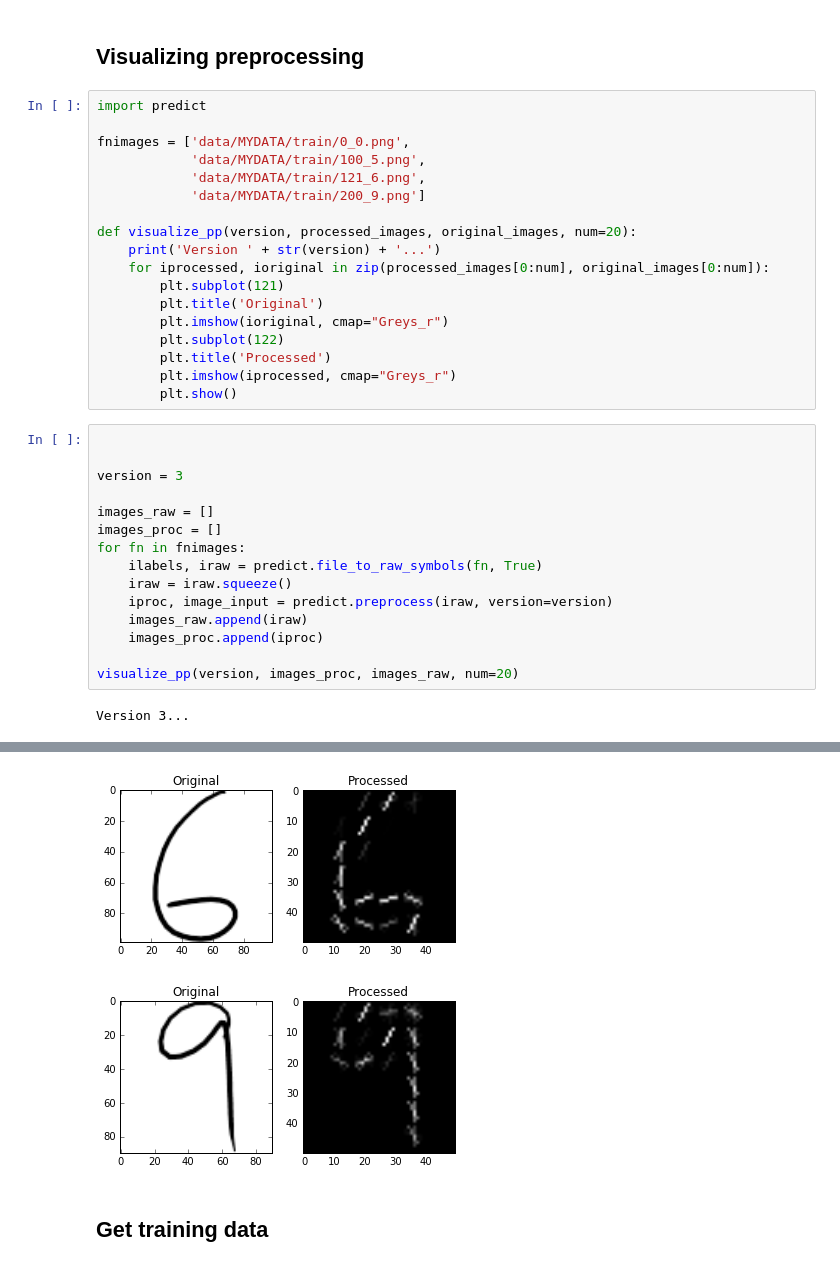
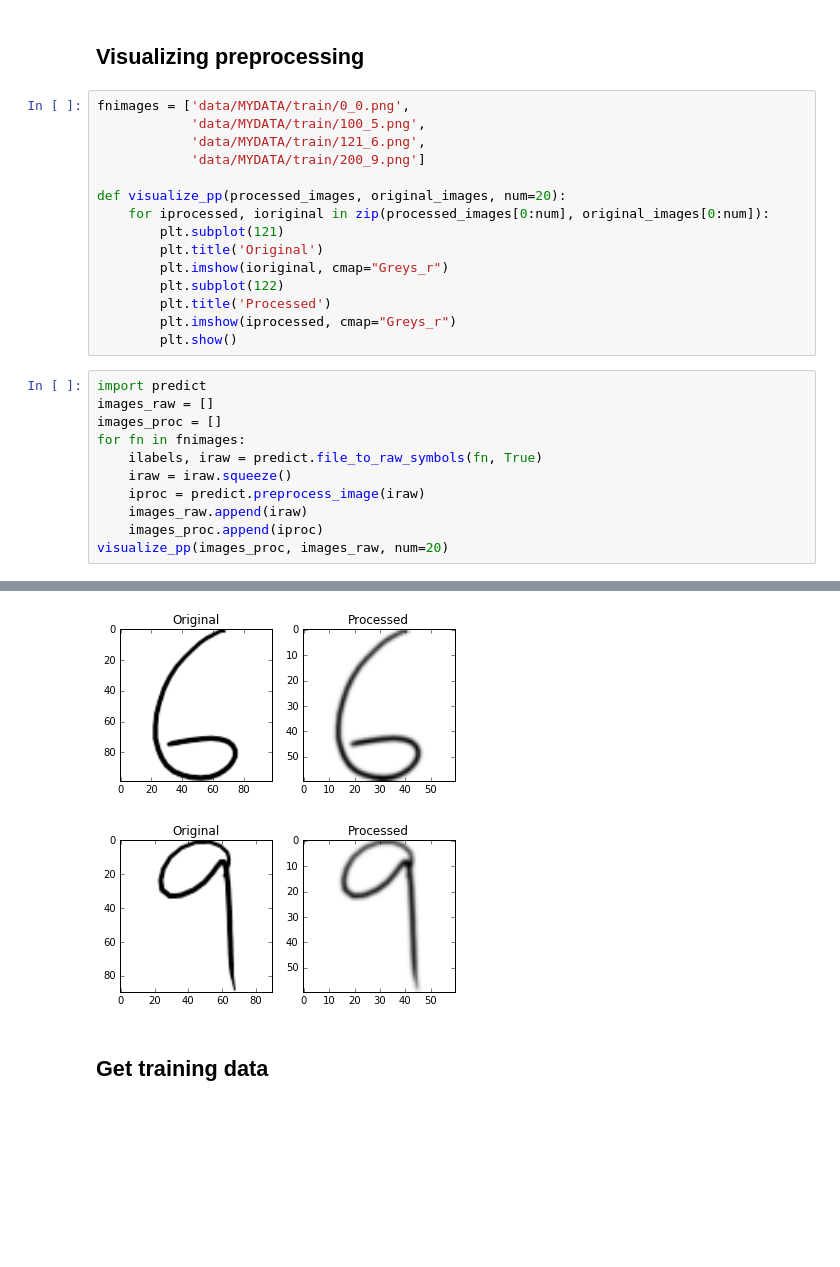
Before and after one commit to mmn599/AutoLaTeX, a Jupyter notebook: Custom.ipynb, the cells around one changed output, grey strips where cells are left out. Drawn from its saved outputs; the diff is of its cells as text; blank space fills up the shorter version.

```diff
--- a/Custom.ipynb
+++ b/Custom.ipynb
@@ -19,15 +19,12 @@ The autoreload extension is already loaded. To reload it, use:
 # %% [markdown]
 ## Visualizing preprocessing
 # %%
-import predict
-
 fnimages = ['data/MYDATA/train/0_0.png',
             'data/MYDATA/train/100_5.png',
             'data/MYDATA/train/121_6.png',
             'data/MYDATA/train/200_9.png']
 
-def visualize_pp(version, processed_images, original_images, num=20):
-    print('Version ' + str(version) + '...')
+def visualize_pp(processed_images, original_images, num=20):
     for iprocessed, ioriginal in zip(processed_images[0:num], original_images[0:num]):
         plt.subplot(121)
         plt.title('Original')
@@ -37,19 +34,14 @@ def visualize_pp(version, processed_images, original_images, num=20):
         plt.imshow(iprocessed, cmap="Greys_r")
         plt.show()
 # %%
-
-
-version = 3
-
+import predict
 images_raw = []
 images_proc = []
 for fn in fnimages:
     ilabels, iraw = predict.file_to_raw_symbols(fn, True)
     iraw = iraw.squeeze()
-    iproc, image_input = predict.preprocess(iraw, version=version)
+    iproc = predict.preprocess_image(iraw)
     images_raw.append(iraw)
     images_proc.append(iproc)
-
-visualize_pp(version, images_proc, images_raw, num=20)
+visualize_pp(images_proc, images_raw, num=20)
 # %% [output]
-Version 3...
@@ -58,4 +50,4 @@ Version 3...
-[figure, old version]
+[figure, new version]
-[figure, old version]
+[figure, new version]
 # %% [markdown]
 ## Get training data
```
Also changed, not shown: parts of 6 cells of this notebook, 8 other files.
